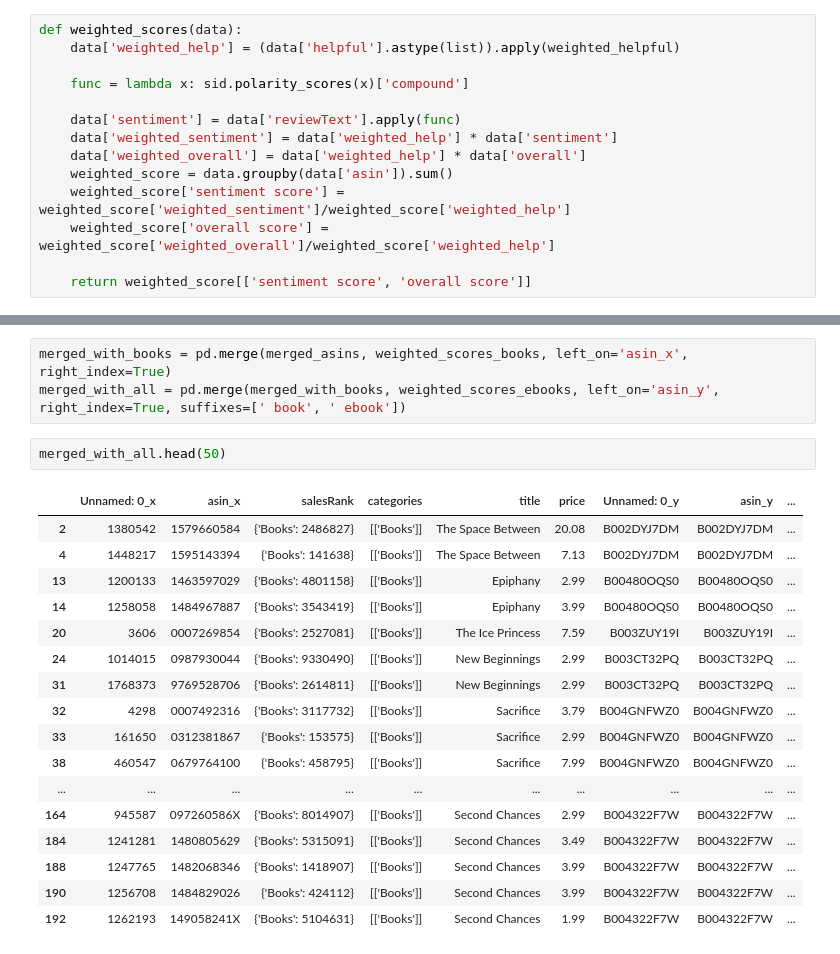
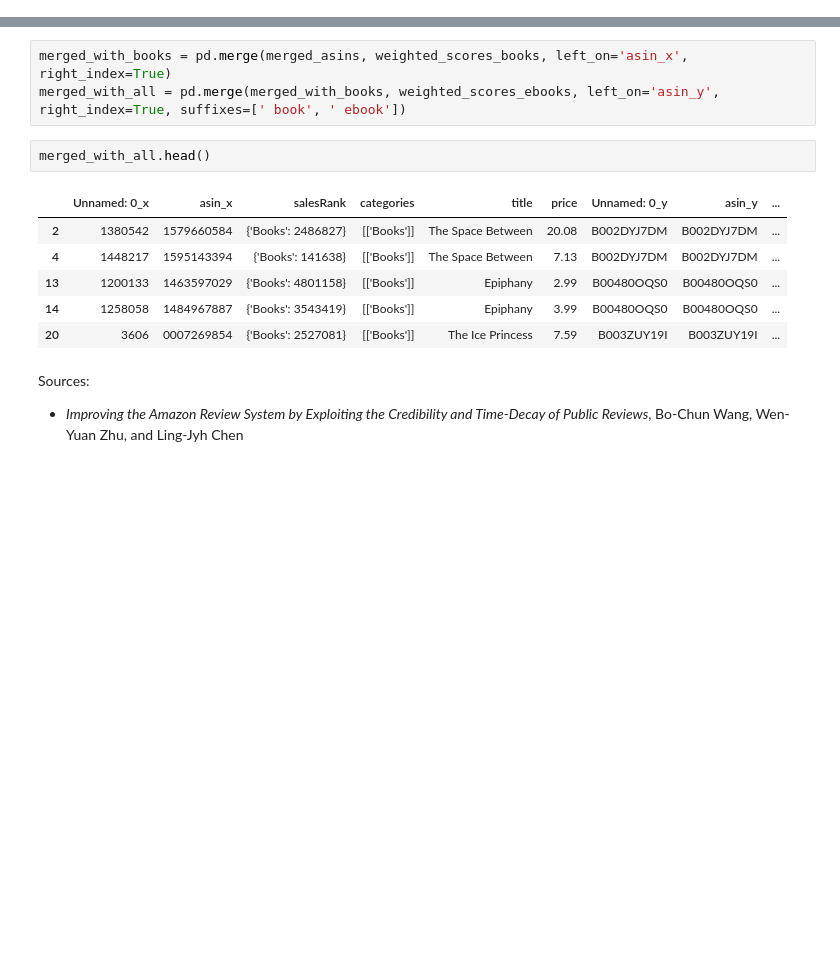
Before and after one commit to mj2905/ProjectMYP, a Jupyter notebook: project/Milestone 2 PA.ipynb, the cells around one changed output, grey strips where cells are left out. Cells and saved outputs as stored; diff of their text form; blank space fills up the shorter version.

```diff
--- a/project/Milestone 2 PA.ipynb
+++ b/project/Milestone 2 PA.ipynb
@@ -433,15 +448 @@ def weighted_score(data):
-# %%
-def weighted_scores(data):
-    data['weighted_help'] = (data['helpful'].astype(list)).apply(weighted_helpful)
-
-    func = lambda x: sid.polarity_scores(x)['compound']
-
-    data['sentiment'] = data['reviewText'].apply(func)
-    data['weighted_sentiment'] = data['weighted_help'] * data['sentiment']
-    data['weighted_overall'] = data['weighted_help'] * data['overall']
-    weighted_score = data.groupby(data['asin']).sum()
-    weighted_score['sentiment score'] = weighted_score['weighted_sentiment']/weighted_score['weighted_help']
-    weighted_score['overall score'] = weighted_score['weighted_overall']/weighted_score['weighted_help']
-
-    return weighted_score[['sentiment score', 'overall score']]
 # %%
@@ -459,22 +460,14 @@ Once we have computed the different scores for the books and the ebooks, it is n
 merged_with_books = pd.merge(merged_asins, weighted_scores_books, left_on='asin_x', right_index=True)
 merged_with_all = pd.merge(merged_with_books, weighted_scores_ebooks, left_on='asin_y', right_index=True, suffixes=[' book', ' ebook'])
 # %%
-merged_with_all.head(50)
+merged_with_all.head()
 # %% [output]
 |  | Unnamed: 0_x | asin_x | salesRank | categories | title | price | Unnamed: 0_y | asin_y | ... |
 | 2 | 1380542 | 1579660584 | {'Books': 2486827} | [['Books']] | The Space Between | 20.08 | B002DYJ7DM | B002DYJ7DM | ... |
 | 4 | 1448217 | 1595143394 | {'Books': 141638} | [['Books']] | The Space Between | 7.13 | B002DYJ7DM | B002DYJ7DM | ... |
 | 13 | 1200133 | 1463597029 | {'Books': 4801158} | [['Books']] | Epiphany | 2.99 | B00480OQS0 | B00480OQS0 | ... |
 | 14 | 1258058 | 1484967887 | {'Books': 3543419} | [['Books']] | Epiphany | 3.99 | B00480OQS0 | B00480OQS0 | ... |
 | 20 | 3606 | 0007269854 | {'Books': 2527081} | [['Books']] | The Ice Princess | 7.59 | B003ZUY19I | B003ZUY19I | ... |
-| 24 | 1014015 | 0987930044 | {'Books': 9330490} | [['Books']] | New Beginnings | 2.99 | B003CT32PQ | B003CT32PQ | ... |
-| 31 | 1768373 | 9769528706 | {'Books': 2614811} | [['Books']] | New Beginnings | 2.99 | B003CT32PQ | B003CT32PQ | ... |
-| 32 | 4298 | 0007492316 | {'Books': 3117732} | [['Books']] | Sacrifice | 3.79 | B004GNFWZ0 | B004GNFWZ0 | ... |
-| 33 | 161650 | 0312381867 | {'Books': 153575} | [['Books']] | Sacrifice | 2.99 | B004GNFWZ0 | B004GNFWZ0 | ... |
-| 38 | 460547 | 0679764100 | {'Books': 458795} | [['Books']] | Sacrifice | 7.99 | B004GNFWZ0 | B004GNFWZ0 | ... |
-| ... | ... | ... | ... | ... | ... | ... | ... | ... | ... |
-| 164 | 945587 | 097260586X | {'Books': 8014907} | [['Books']] | Second Chances | 2.99 | B004322F7W | B004322F7W | ... |
-| 184 | 1241281 | 1480805629 | {'Books': 5315091} | [['Books']] | Second Chances | 3.49 | B004322F7W | B004322F7W | ... |
-| 188 | 1247765 | 1482068346 | {'Books': 1418907} | [['Books']] | Second Chances | 3.99 | B004322F7W | B004322F7W | ... |
-| 190 | 1256708 | 1484829026 | {'Books': 424112} | [['Books']] | Second Chances | 3.99 | B004322F7W | B004322F7W | ... |
-| 192 | 1262193 | 149058241X | {'Books': 5104631} | [['Books']] | Second Chances | 1.99 | B004322F7W | B004322F7W | ... |
+# %% [markdown]
+Sources:
+* *Improving the Amazon Review System by Exploiting the Credibility and Time-Decay of Public Reviews*, Bo-Chun Wang, Wen-Yuan Zhu, and Ling-Jyh Chen
```
Also changed, not shown: parts of 3 cells of this notebook.
